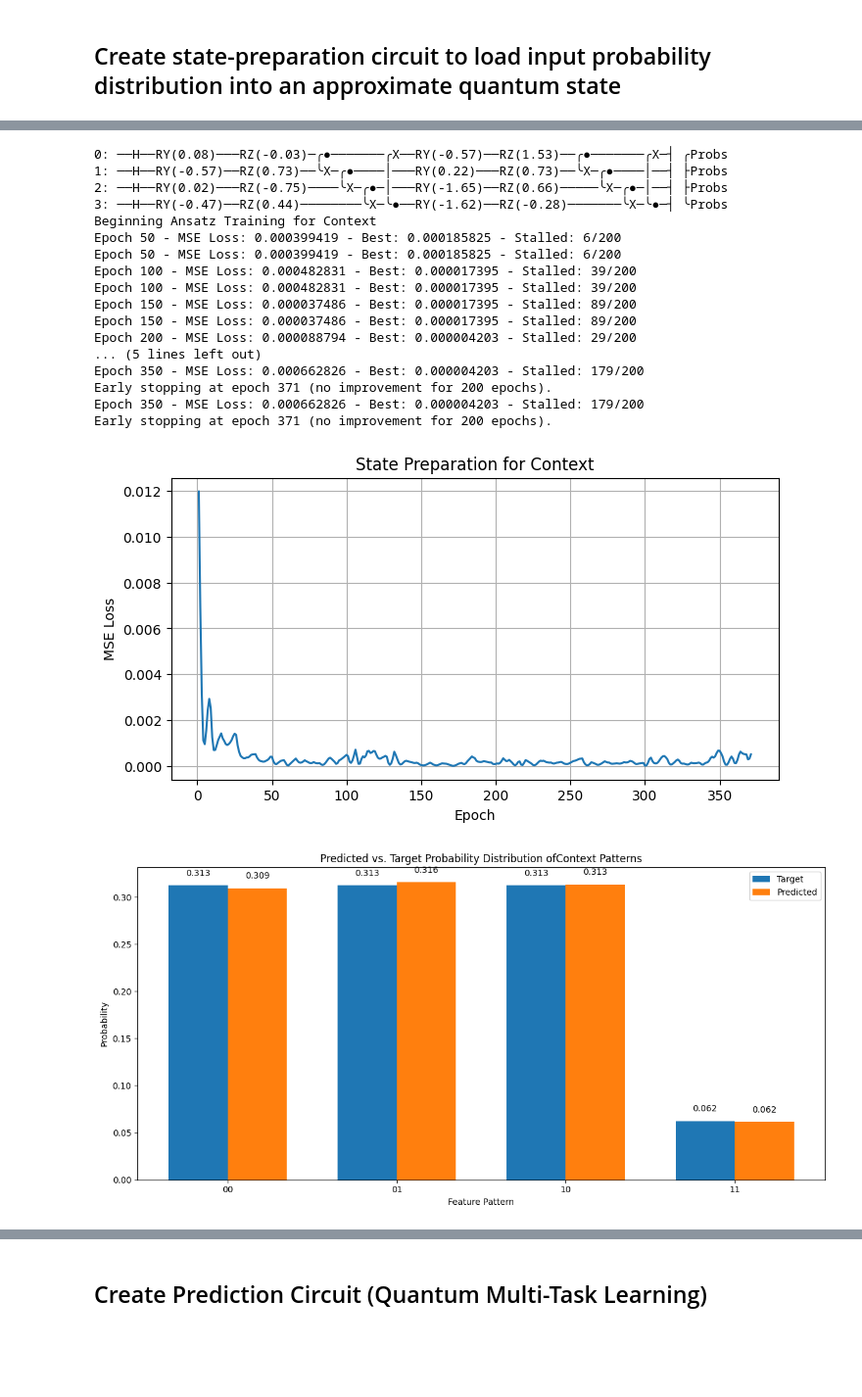
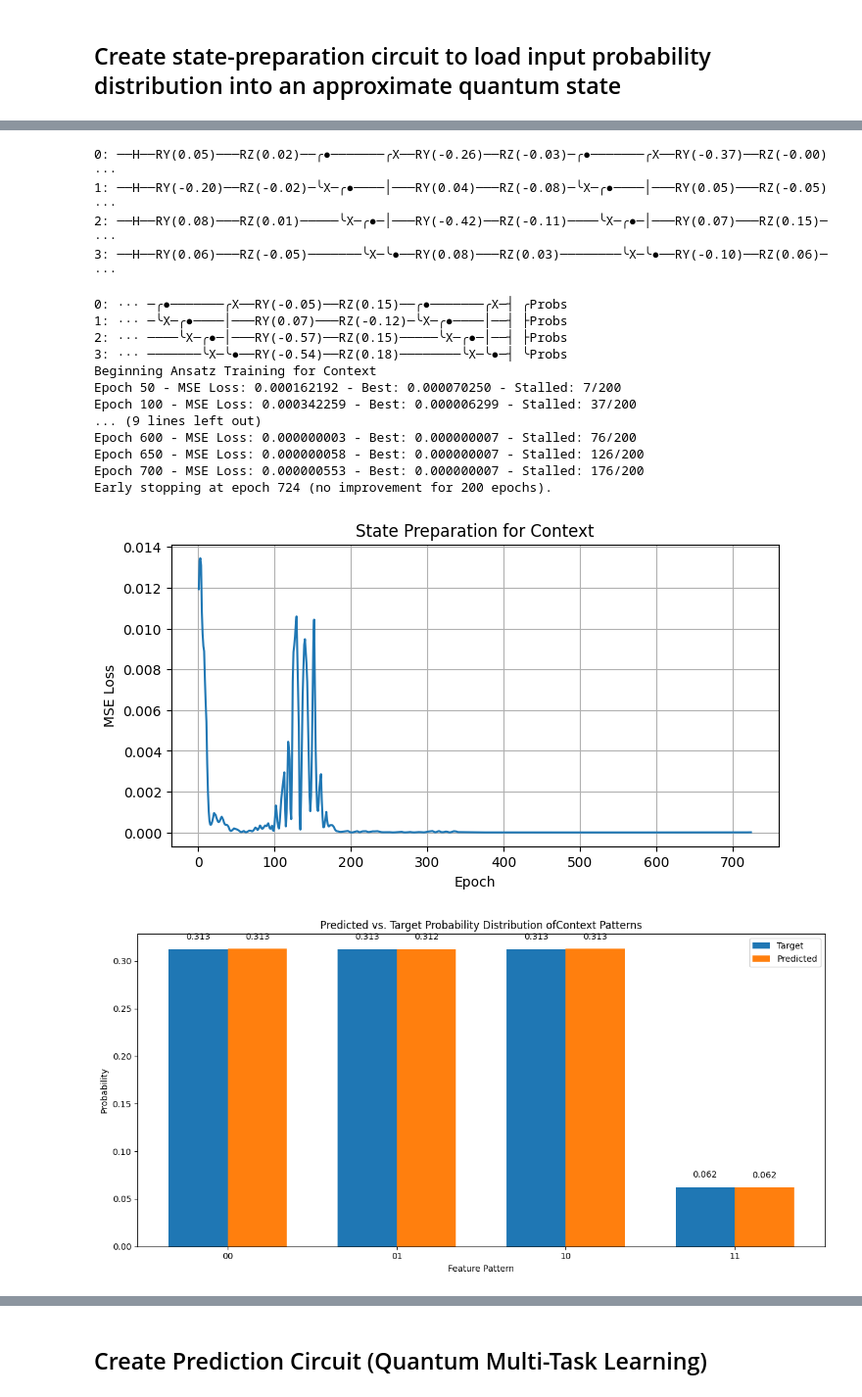
Before and after one commit to Rishivarshil/osuquantumclub, a Jupyter notebook: qmtl.ipynb, the cells around one changed output, grey strips where cells are left out. Shown: that part at 98% size. Cells and saved outputs as stored; diff of their text form; code cells hidden in the pictures; blank space fills up the shorter version.

Commit message:
Successful 4-qubit ansatz; implemented several ansatz into prediction circuit

```diff
--- a/qmtl.ipynb
+++ b/qmtl.ipynb
@@ -186,11 +185,30 @@ context_states = np.array(list(product([0, 1], repeat=n_context)))
 context_strs = [''.join(map(str, p)) for p in context_states]
 
 context_dist = df_train['context'].value_counts(normalize=True).sort_index()
+
+if VERBOSE:
+    # Print probabilities in natural binary order
+    print("\nProbability distribution of context patterns:")
+    print("-" * 50)
+    print("Pattern    | Probability")
+    print("-" * 50)
+    for i in range(len(context_strs)):
+        print(f"{context_strs[i]} | {context_dist[i]:10.3f}")
+# Verify distribution sums to 1
+print(f"\nTotal probability: {context_dist.sum():.6f}")
+
 plt.figure(figsize=(12,5))
 plt.bar(context_strs, context_dist)
 plt.ylabel('Percent')
 plt.xlabel('Stock Ticker')
 plt.title('Distribution of Contexts')
+
+# Add probability values on top of bars
+for i, v in enumerate(context_dist):
+    plt.text(i, v + 0.01, f'{v:.3f}', ha='center')
+
+plt.tight_layout()
+plt.show()
 # %% [output]
 Probability distribution of feature patterns:
 --------------------------------------------------
@@ -234,15 +261,12 @@ Text(0.5, 1.0, 'Distribution of Contexts')
 # State preparation circuit (hardware-efficient ansatz)
 import pennylane as qml
 
-L_SP = 2 # number of layers for state preparation ansatz
-
-def hardware_efficient_ansatz(params, wires):
+def hardware_efficient_ansatz(params, wires, L):
     #Hadamard layer
     for wire in wires:
         qml.Hadamard(wire)
 
-    #Optimization layers
-    for l in range(L_SP):
+    for l in range(L):
         for i in range(len(wires)):
             qml.RY(params[l][i][0], wires=wires[i])
             qml.RZ(params[l][i][1], wires=wires[i])
@@ -255,6 +279,7 @@ import torch.nn as nn
 
 # function to train hardware-efficient-ansatz
 
+L_SP = 2
 N_EPOCHS_SP = 10000
 LEARNING_RATE_SP = 0.1
 INIT_PARAM_SCALE = 0.01
@@ -262,7 +287,7 @@ PATIENCE_SP = 200  # early-stopping patience (epochs)
 MIN_DELTA_SP = 1e-8  # minimum improvement to reset patience
 PRINT_INTERVAL = 50
 
-def train_ansatz(target_probs, name):
+def train_ansatz(target_probs, name, L=L_SP, lr=LEARNING_RATE_SP):
 
     num_wires = int(np.log2(len(target_probs)))
 
@@ -273,15 +298,15 @@ def train_ansatz(target_probs, name):
 
         wires = range(num_wires)
 
-        hardware_efficient_ansatz(params, wires)
+        hardware_efficient_ansatz(params, wires, L)
 
         return qml.probs(wires=wires)
 
     # Initialize parameters as a NumPy array
-    params_sp = nn.Parameter(torch.randn(L_SP, num_wires, 2) * INIT_PARAM_SCALE)
+    params_sp = nn.Parameter(torch.randn(L, num_wires, 2) * INIT_PARAM_SCALE)
 
     # Create SPSA optimizer
-    opt_sp = torch.optim.Adam([params_sp], lr=LEARNING_RATE_SP)
+    opt_sp = torch.optim.Adam([params_sp], lr=lr)
 
     loss_fn_sp = nn.MSELoss()
 
@@ -377,9 +402,9 @@ context_probs_torch = torch.tensor(context_dist, dtype=torch.float64)
 
 sp_params = nn.ParameterDict()
 
-sp_params['feature'] = train_ansatz(feature_probs_torch, 'Features')
-sp_params['output'] = train_ansatz(output_probs_torch, 'Output')
-sp_params['context'] = train_ansatz(context_probs_torch, 'Context')
+L_list = [L_SP, 4, L_SP]
 
-print(sp_params)
+sp_params['feature'] = train_ansatz(feature_probs_torch, 'Feature', L=L_list[0])
+sp_params['target'] = train_ansatz(output_probs_torch, 'Target', L=L_list[1], lr=0.01)
+sp_params['context'] = train_ansatz(context_probs_torch, 'Context', L=L_list[2])
 # %% [output]
@@ -424,19 +448,19 @@ Early stopping at epoch 702 (no improvement for 200 epochs).
-0: ──H──RY(0.08)───RZ(-0.03)─╭●───────╭X──RY(-0.57)──RZ(1.53)──╭●───────╭X─┤ ╭Probs
-1: ──H──RY(-0.57)──RZ(0.73)──╰X─╭●────│───RY(0.22)───RZ(0.73)──╰X─╭●────│──┤ ├Probs
-2: ──H──RY(0.02)───RZ(-0.75)────╰X─╭●─│───RY(-1.65)──RZ(0.66)─────╰X─╭●─│──┤ ├Probs
-3: ──H──RY(-0.47)──RZ(0.44)────────╰X─╰●──RY(-1.62)──RZ(-0.28)───────╰X─╰●─┤ ╰Probs
+0: ──H──RY(0.05)───RZ(0.02)──╭●───────╭X──RY(-0.26)──RZ(-0.03)─╭●───────╭X──RY(-0.37)──RZ(-0.00) ···
+1: ──H──RY(-0.20)──RZ(-0.02)─╰X─╭●────│───RY(0.04)───RZ(-0.08)─╰X─╭●────│───RY(0.05)───RZ(-0.05) ···
+2: ──H──RY(0.08)───RZ(0.01)─────╰X─╭●─│───RY(-0.42)──RZ(-0.11)────╰X─╭●─│───RY(0.07)───RZ(0.15)─ ···
+3: ──H──RY(0.06)───RZ(-0.05)───────╰X─╰●──RY(0.08)───RZ(0.03)────────╰X─╰●──RY(-0.10)──RZ(0.06)─ ···
+
+0: ··· ─╭●───────╭X──RY(-0.05)──RZ(0.15)──╭●───────╭X─┤ ╭Probs
+1: ··· ─╰X─╭●────│───RY(0.07)───RZ(-0.12)─╰X─╭●────│──┤ ├Probs
+2: ··· ────╰X─╭●─│───RY(-0.57)──RZ(0.15)─────╰X─╭●─│──┤ ├Probs
+3: ··· ───────╰X─╰●──RY(-0.54)──RZ(0.18)────────╰X─╰●─┤ ╰Probs
 Beginning Ansatz Training for Context
-Epoch 50 - MSE Loss: 0.000399419 - Best: 0.000185825 - Stalled: 6/200
-Epoch 50 - MSE Loss: 0.000399419 - Best: 0.000185825 - Stalled: 6/200
-Epoch 100 - MSE Loss: 0.000482831 - Best: 0.000017395 - Stalled: 39/200
-Epoch 100 - MSE Loss: 0.000482831 - Best: 0.000017395 - Stalled: 39/200
-Epoch 150 - MSE Loss: 0.000037486 - Best: 0.000017395 - Stalled: 89/200
-Epoch 150 - MSE Loss: 0.000037486 - Best: 0.000017395 - Stalled: 89/200
-Epoch 200 - MSE Loss: 0.000088794 - Best: 0.000004203 - Stalled: 29/200
-... (5 lines left out)
-Epoch 350 - MSE Loss: 0.000662826 - Best: 0.000004203 - Stalled: 179/200
-Early stopping at epoch 371 (no improvement for 200 epochs).
-Epoch 350 - MSE Loss: 0.000662826 - Best: 0.000004203 - Stalled: 179/200
-Early stopping at epoch 371 (no improvement for 200 epochs).
+Epoch 50 - MSE Loss: 0.000162192 - Best: 0.000070250 - Stalled: 7/200
+Epoch 100 - MSE Loss: 0.000342259 - Best: 0.000006299 - Stalled: 37/200
+... (9 lines left out)
+Epoch 600 - MSE Loss: 0.000000003 - Best: 0.000000007 - Stalled: 76/200
+Epoch 650 - MSE Loss: 0.000000058 - Best: 0.000000007 - Stalled: 126/200
+Epoch 700 - MSE Loss: 0.000000553 - Best: 0.000000007 - Stalled: 176/200
+Early stopping at epoch 724 (no improvement for 200 epochs).
-[figure, old version]
+[figure, new version]
-[figure, old version]
+[figure, new version]
```
Also changed, not shown: parts of 6 cells of this notebook.
